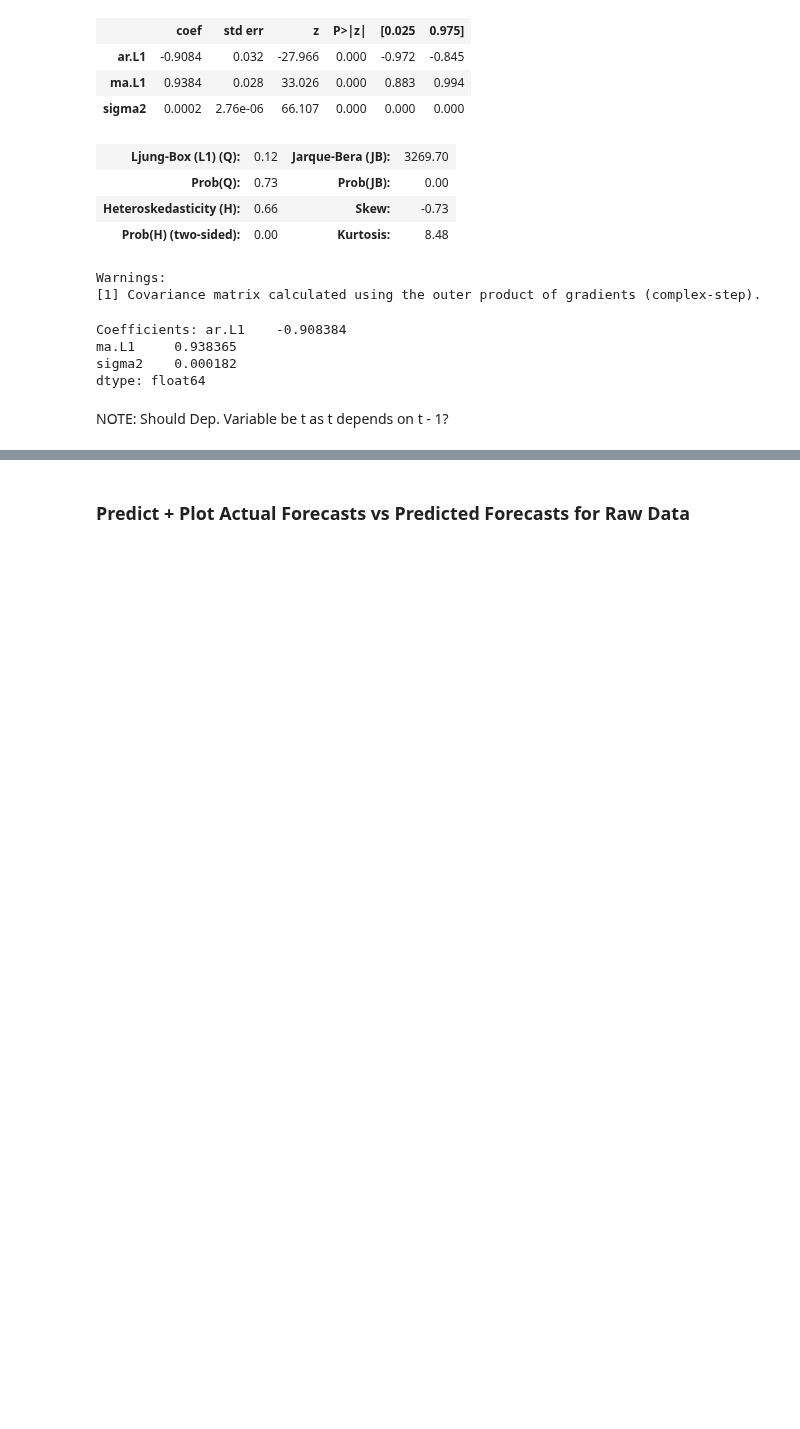
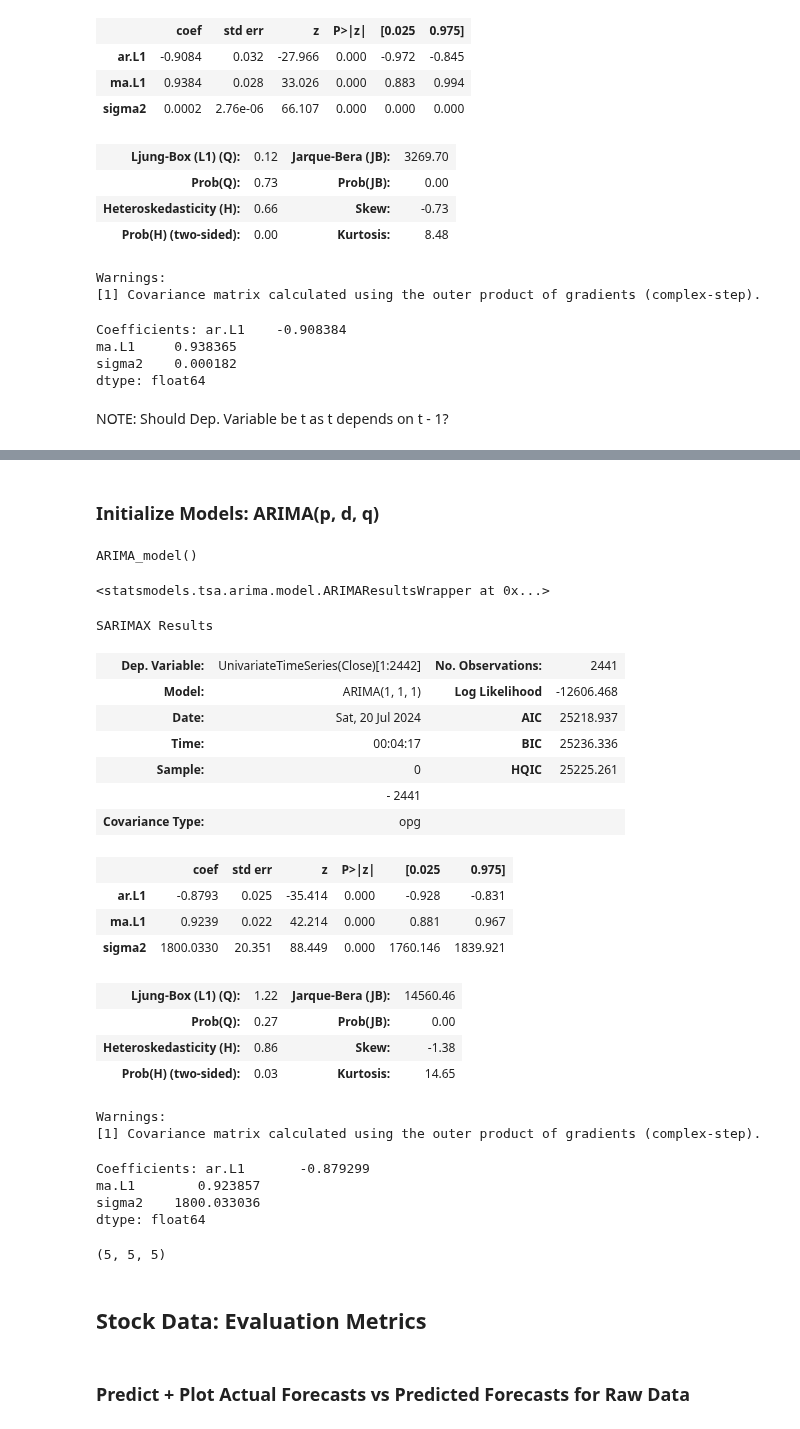
Before and after one commit to Brinkley97/applied_time_series_and_machine_learning, a Jupyter notebook: framework_for_time_series_data/nlp_ts/paper-stock-sse-daily-returns.ipynb, the cells around one changed output, grey strips where cells are left out. Saved outputs shown, nothing was run; the diff lists cells and outputs as text; code cells hidden in the pictures; blank space fills up the shorter version.

```diff
--- a/framework_for_time_series_data/nlp_ts/paper-stock-sse-daily-returns.ipynb
+++ b/framework_for_time_series_data/nlp_ts/paper-stock-sse-daily-returns.ipynb
@@ -358,0 +397,3 @@ len(diff_test_df), len(arma_predictions_no_retrain), len(arma_predictions_retrai
+# %%
+train_uts, test_uts = stock_of_interest.get_slice(1, train_length, both_train_test=True)
+train_uts, test_uts
@@ -358,0 +404,3 @@ len(diff_test_df), len(arma_predictions_no_retrain), len(arma_predictions_retrai
+# %%
+train_df = train_uts.get_as_df()
+train_df
@@ -359,3 +433,57 @@ len(diff_test_df), len(arma_predictions_no_retrain), len(arma_predictions_retrai
+# %% [markdown]
+### Initialize Models: ARIMA(p, d, q)
+# %%
+diff_d = 1
+
+arima_model_class = ARIMA_model()
+arima_model_class
+# %% [output]
+ARIMA_model()
+# %%
+trained_arima_model = arima_model_class.train_arima_model(train_df, lag_p, diff_d, error_q)
+trained_arima_model
+# %% [output]
+<statsmodels.tsa.arima.model.ARIMAResultsWrapper at 0x...>
+# %%
+trained_arima_model.summary()
+# %% [output]
+SARIMAX Results
+| Dep. Variable: | UnivariateTimeSeries(Close)[1:2442] | No. Observations: | 2441 |
+| Model: | ARIMA(1, 1, 1) | Log Likelihood | -12606.468 |
+| Date: | Sat, 20 Jul 2024 | AIC | 25218.937 |
+| Time: | 00:04:17 | BIC | 25236.336 |
+| Sample: | 0 | HQIC | 25225.261 |
+|  | - 2441 |  |  |
+| Covariance Type: | opg |  |  |
+|  | coef | std err | z | P>|z| | [0.025 | 0.975] |
+| ar.L1 | -0.8793 | 0.025 | -35.414 | 0.000 | -0.928 | -0.831 |
+| ma.L1 | 0.9239 | 0.022 | 42.214 | 0.000 | 0.881 | 0.967 |
+| sigma2 | 1800.0330 | 20.351 | 88.449 | 0.000 | 1760.146 | 1839.921 |
+| Ljung-Box (L1) (Q): | 1.22 | Jarque-Bera (JB): | 14560.46 |
+| Prob(Q): | 0.27 | Prob(JB): | 0.00 |
+| Heteroskedasticity (H): | 0.86 | Skew: | -1.38 |
+| Prob(H) (two-sided): | 0.03 | Kurtosis: | 14.65 |
+Warnings:
+[1] Covariance matrix calculated using the outer product of gradients (complex-step).
+# %%
+print('Coefficients: %s' % trained_arima_model.params)
+# %% [output]
+Coefficients: ar.L1       -0.879299
+ma.L1        0.923857
+sigma2    1800.033036
+dtype: float64
+# %%
+# retrain false
+arima_predictions_no_retrain = arima_model_class.predict(trained_arima_model, train_df, test_df, False, lag_p)
+
+# retrain true
+arima_predictions_retrain = arima_model_class.predict(trained_arima_model, train_df, test_df, True, lag_p)
+
+len(test_df), len(arima_predictions_no_retrain), len(arima_predictions_retrain)
+# %% [output]
+(5, 5, 5)
+# %% [markdown]
+## Stock Data: Evaluation Metrics
 # %% [markdown]
 ### Predict + Plot Actual Forecasts vs Predicted Forecasts for Raw Data
 # %%
```
Also changed, not shown: parts of 22 cells of this notebook.
